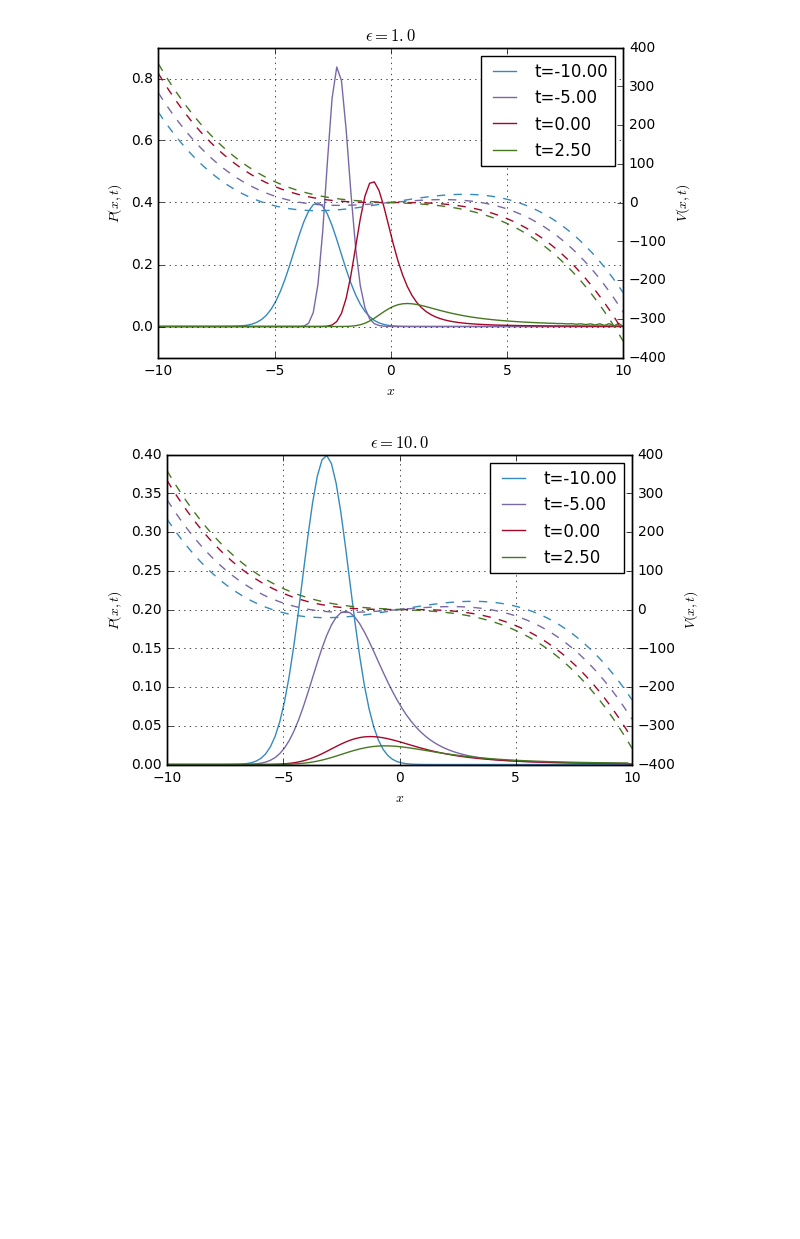
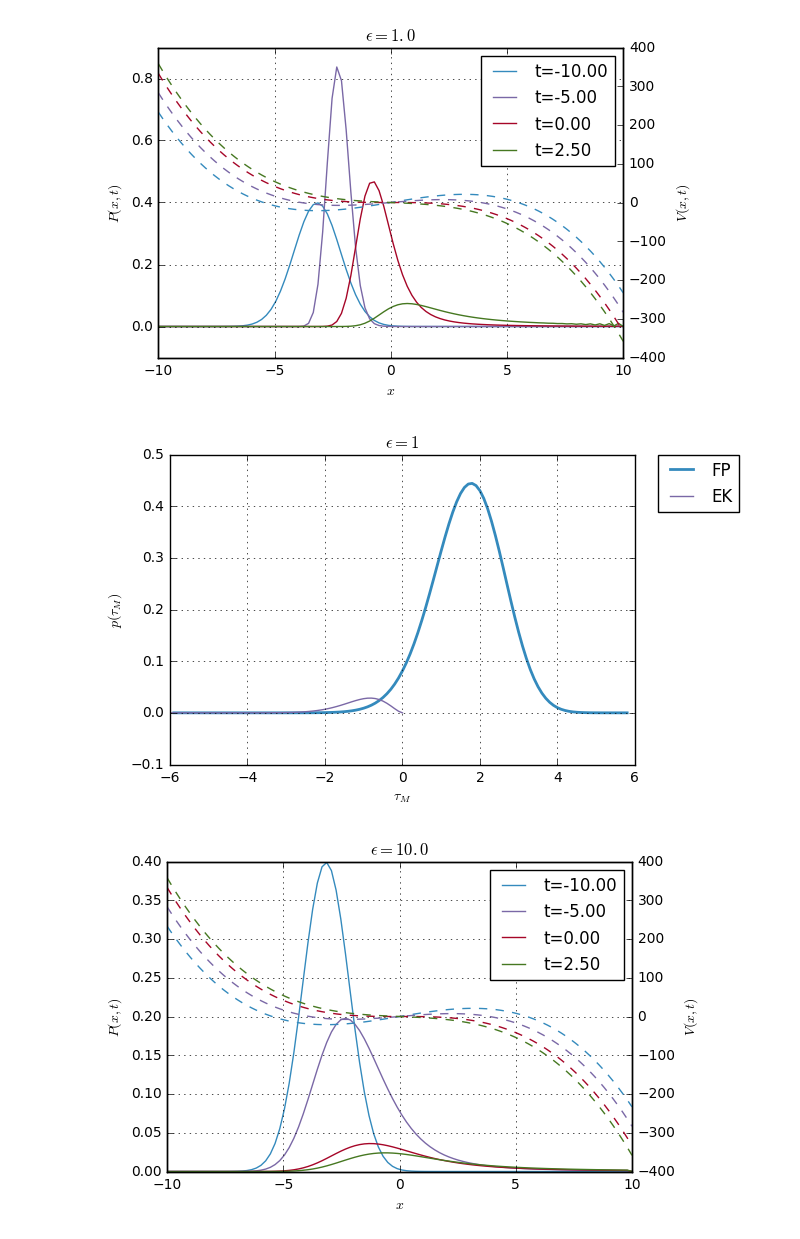
Before and after one commit to cbherbert/stochrare, a Jupyter notebook: Stability-Loss.ipynb, the cells around one changed output. Saved outputs shown, nothing was run; the diff lists cells and outputs as text; code cells hidden in the pictures; blank space fills up the shorter version.

Commit message:
notebook: First plots of the pdf of the exit time

```diff
--- a/Stability-Loss.ipynb
+++ b/Stability-Loss.ipynb
@@ -746,6 +746,20 @@ stochtrans1D.StochSaddleNode(0.1).pdfplot(-10.0,-5.0,0.0,2.5,potential=True,dt=0
 stochtrans1D.StochSaddleNode(1.0).pdfplot(-10.0,-5.0,0.0,2.5,potential=True,dt=0.0001)
 # %% [output]
 [figure]
+# %%
+fig = plt.figure()
+ax = plt.axes()
+ax.set_xlabel(r'$\tau_M$')
+ax.set_ylabel(r'$p(\tau_M)$')
+ax.grid()
+times = np.arange(-6.0,6.0,0.1)
+ax.plot(*stochtrans1D.StochSaddleNode(1.0).firstpassagetime_cdf(-np.sqrt(np.abs(times[0])),20.0,*times,t0=times[0],dt=0.0001,out='pdf'),linewidth=2,label='FP')
+ax.plot(*stochtrans1D.StochSaddleNode(1.0).firstpassagetime_cdf(-np.sqrt(np.abs(times[0])),20.0,*times,t0=times[0],dt=0.0001,out='pdf',EK=True),label='EK')
+plt.legend(bbox_to_anchor=(1.05, 1),loc=2, borderaxespad=0.)
+plt.title(r'$\epsilon=1$')
+plt.show()
+# %% [output]
+[figure, added]
 # %%
 stochtrans1D.StochSaddleNode(10.0).pdfplot(-10.0,-5.0,0.0,2.5,potential=True,dt=0.001)
 # %% [output]
```
Also changed, not shown: parts of 5 cells of this notebook.
